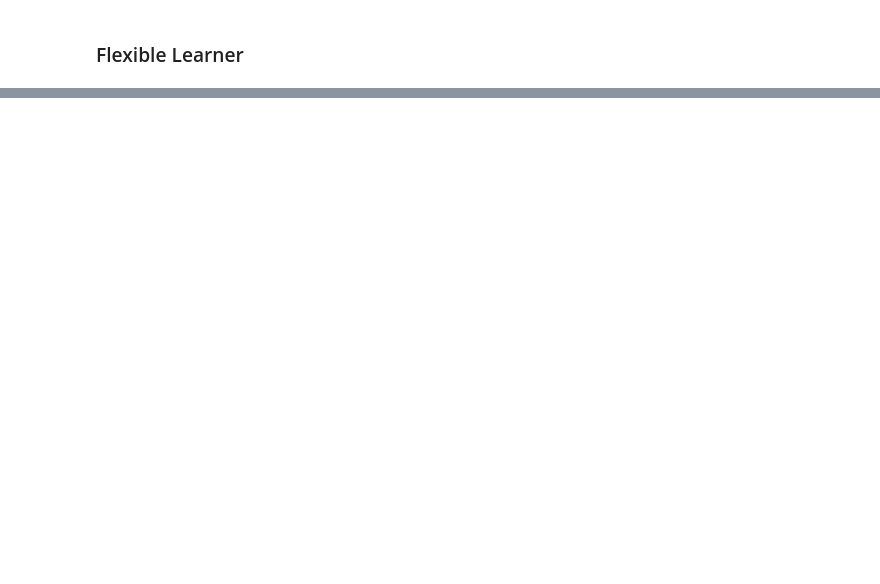
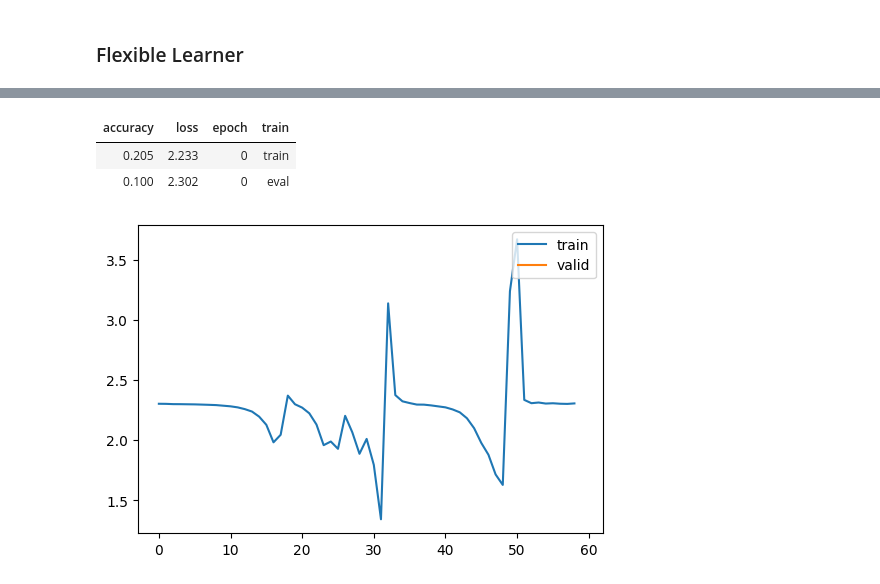
Before and after one commit to mtm-007/Deep-Learing-from-the-foundation-and-GEN_AI, a Jupyter notebook: Learner.ipynb, the cells around one changed output, grey strips where cells are left out. Drawn from its saved outputs; the diff is of its cells as text; code cells hidden in the pictures; blank space fills up the shorter version.

```diff
--- a/Learner.ipynb
+++ b/Learner.ipynb
@@ -565,3 +539,10 @@ class Learner():
+# %%
+#|export
+def set_seed(seed, deterministic=False):
+    torch.use_deterministic_algorithms(deterministic)
+    torch.manual_seed(seed)
+    random.seed(seed)
+    np.random.seed(seed)
 # %%
 x,y = 'image','label'
 name = "fashion_mnist"
@@ -590,0 +574,16 @@ def cnn_layers():
+# %%
+metrics = MetricsCB(accuracy=MulticlassAccuracy())
+cbs = [TrainCB(), DeviceCB(), metrics, ProgressCB(plot=True)]
+# %%
+def fit(model, epochs=1, xtra_cbs=None):
+    learn = Learner(model, dls, loss_func=F.cross_entropy, lr=0.6, cbs=cbs+fc.L(xtra_cbs))
+    learn.fit(epochs)
+    return learn
+# %%
+set_seed(1)
+learn = fit(nn.Sequential(*cnn_layers()))
+# %% [output]
+| accuracy | loss | epoch | train |
+| 0.205 | 2.233 | 0 | train |
+| 0.100 | 2.302 | 0 | eval |
+[figure, added]
```
Also changed, not shown: parts of 18 cells of this notebook.
